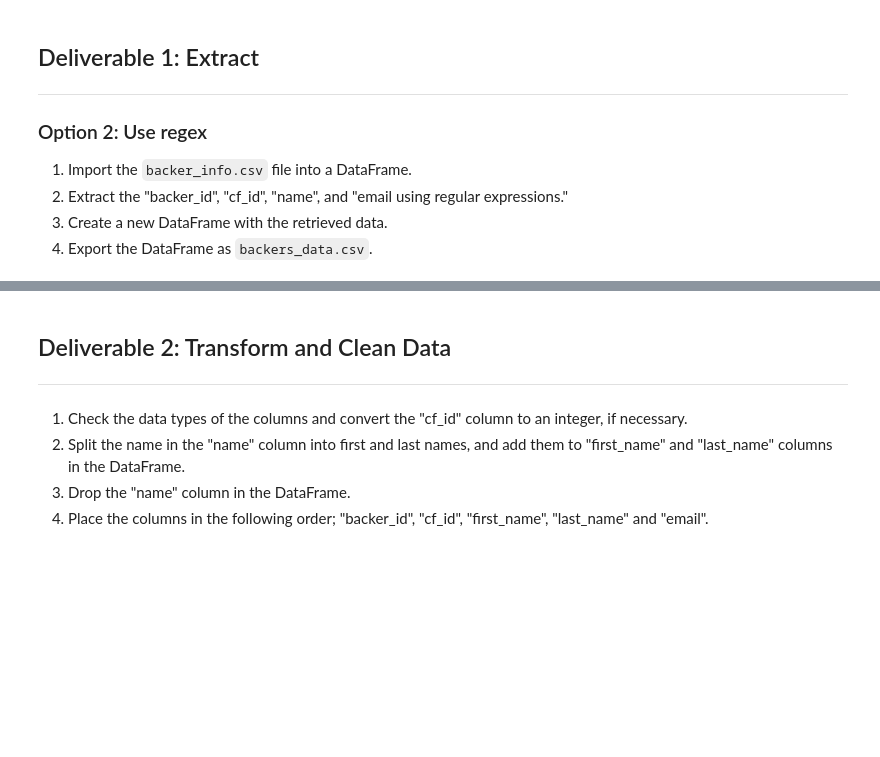
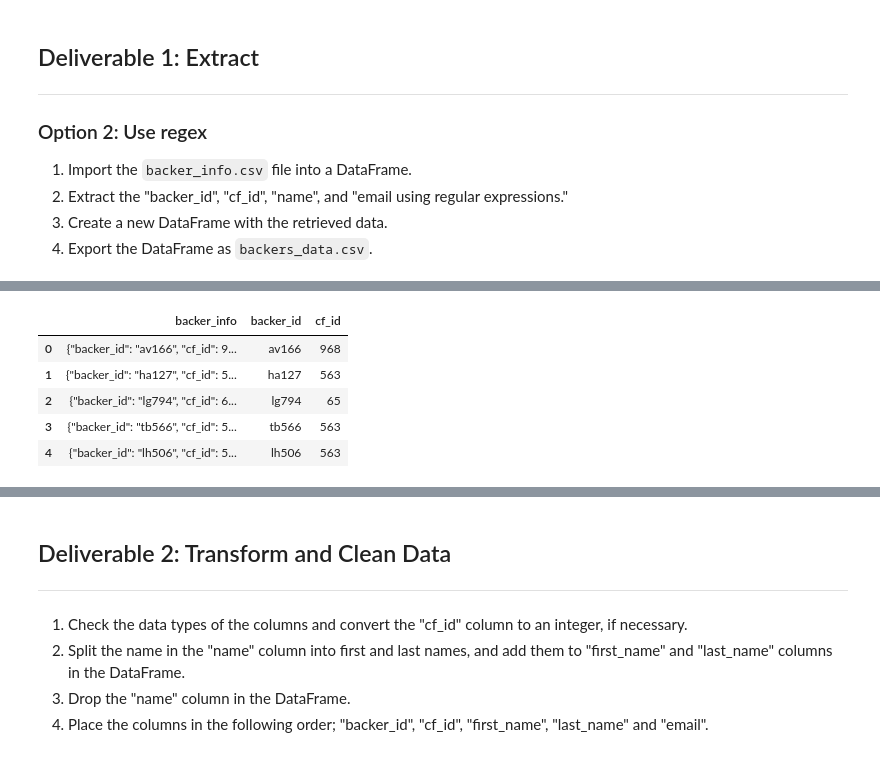
Before and after one commit to MilosPopov007/Crowdfunding-ETL, a Jupyter notebook: Extract-Transform_final_code.ipynb.ipynb, the cells around one changed output, grey strips where cells are left out. Cells and saved outputs as stored; diff of their text form; code cells hidden in the pictures; blank space fills up the shorter version.

```diff
--- a/Extract-Transform_final_code.ipynb.ipynb
+++ b/Extract-Transform_final_code.ipynb.ipynb
@@ -81,5 +101,14 @@ pd.set_option('max_colwidth', 400)
 # %%
 # Extract the two to four-digit "cf_id" number from the backer_info column.
 # and add it as a new column called "cf_id".
+backers_df['cf_id'] = backers_df['backer_info'].str.extract(r'\s(\d+\d)')
+backers_df.head()
+# %% [output]
+|  | backer_info | backer_id | cf_id |
+| 0 | {"backer_id": "av166", "cf_id": 9... | av166 | 968 |
+| 1 | {"backer_id": "ha127", "cf_id": 5... | ha127 | 563 |
+| 2 | {"backer_id": "lg794", "cf_id": 6... | lg794 | 65 |
+| 3 | {"backer_id": "tb566", "cf_id": 5... | tb566 | 563 |
+| 4 | {"backer_id": "lh506", "cf_id": 5... | lh506 | 563 |
 # %%
 # Extract the name from the backer_info column and add it as a new column called "name".
```
Also changed, not shown: parts of 6 cells of this notebook.
